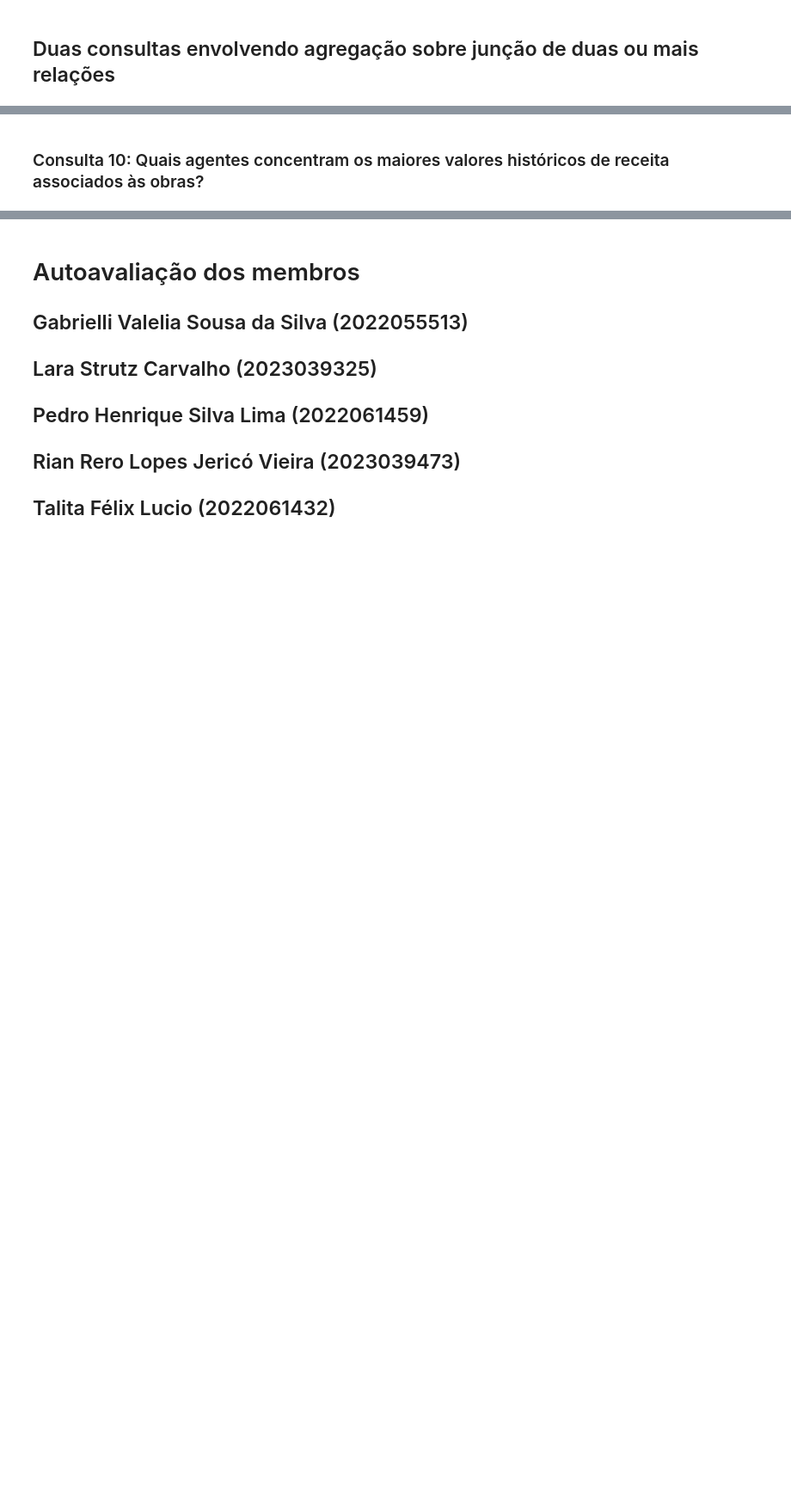
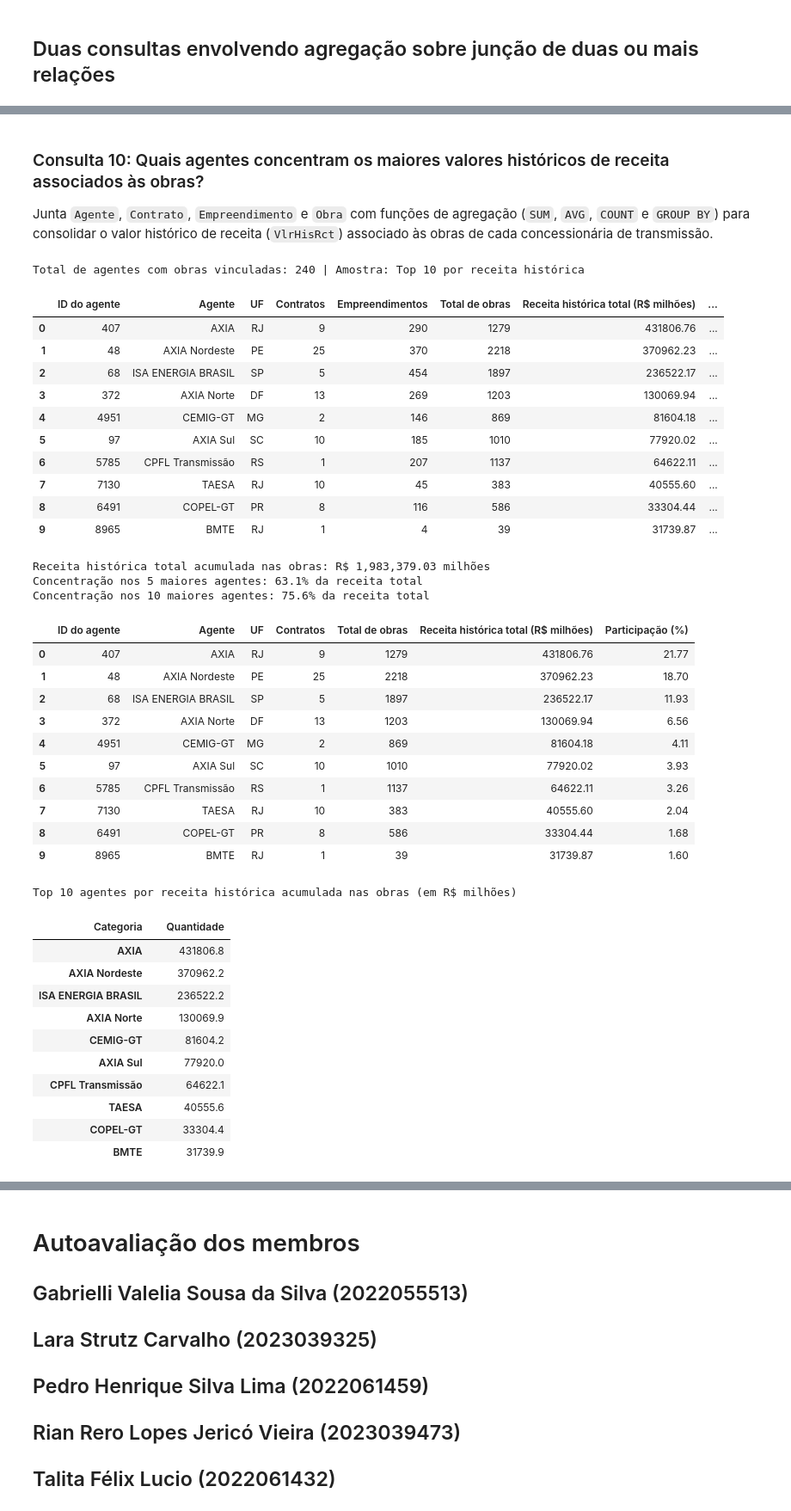
Before and after one commit to gabriellivalelia/TP2_IBD, a Jupyter notebook: tp2.ipynb, the cells around one changed output, grey strips where cells are left out. Shown at 86% size. Saved outputs shown, nothing was run; the diff lists cells and outputs as text; code cells hidden in the pictures; blank space fills up the shorter version.

Commit message:
Consultas 6 - 10

```diff
--- a/tp2.ipynb
+++ b/tp2.ipynb
@@ -1307,2 +1636,82 @@ A unidade contada é o módulo de equipamento. Os totais descrevem a composiçã
 # %% [markdown]
 ### Consulta 10: Quais agentes concentram os maiores valores históricos de receita associados às obras?
+
+Junta `Agente`, `Contrato`, `Empreendimento` e `Obra` com funções de agregação (`SUM`, `AVG`, `COUNT` e `GROUP BY`) para consolidar o valor histórico de receita (`VlrHisRct`) associado às obras de cada concessionária de transmissão.
+# %%
+sql = """
+SELECT a.IdAgente AS "ID do agente",
+       a.DscRazaoSocial AS "Agente",
+       a.SigUF AS "UF",
+       COUNT(DISTINCT c.IdeCcd) AS "Contratos",
+       COUNT(DISTINCT e.IdeEpd) AS "Empreendimentos",
+       COUNT(o.IdeObr) AS "Total de obras",
+       ROUND(SUM(COALESCE(o.VlrHisRct, 0)) / 1e6, 2) AS "Receita histórica total (R$ milhões)",
+       ROUND(AVG(o.VlrHisRct) / 1e6, 2) AS "Receita média por obra (R$ milhões)"
+FROM Agente AS a
+JOIN Contrato AS c ON c.IdAgente = a.IdAgente
+JOIN Empreendimento AS e ON e.IdeCcd = c.IdeCcd
+JOIN Obra AS o ON o.IdeEpd = e.IdeEpd
+GROUP BY a.IdAgente, a.DscRazaoSocial, a.SigUF
+ORDER BY "Receita histórica total (R$ milhões)" DESC, "Total de obras" DESC;
+"""
+resultado_10 = consultar(sql)
+
+print(f"Total de agentes com obras vinculadas: {len(resultado_10)} | Amostra: Top 10 por receita histórica")
+with pd.option_context("display.max_colwidth", None):
+    display(resultado_10.head(10))
+
+# Cálculo de participação percentual sobre a receita total da base
+col_receita = "Receita histórica total (R$ milhões)"
+receita_global = resultado_10[col_receita].sum()
+top10_receita = resultado_10.head(10).copy()
+top10_receita["Participação (%)"] = (100 * top10_receita[col_receita] / receita_global).round(2)
+
+concentracao_top5 = 100 * resultado_10.head(5)[col_receita].sum() / receita_global
+concentracao_top10 = 100 * resultado_10.head(10)[col_receita].sum() / receita_global
+
+print(f"Receita histórica total acumulada nas obras: R$ {receita_global:,.2f} milhões")
+print(f"Concentração nos 5 maiores agentes: {concentracao_top5:.1f}% da receita total")
+print(f"Concentração nos 10 maiores agentes: {concentracao_top10:.1f}% da receita total")
+display(top10_receita[["ID do agente", "Agente", "UF", "Contratos", "Total de obras", col_receita, "Participação (%)"]])
+
+serie_top10 = resultado_10.head(10).set_index("Agente")[col_receita].round(1)
+grafico_barras(serie_top10, "Top 10 agentes por receita histórica acumulada nas obras (em R$ milhões)")
+# %% [output]
+Total de agentes com obras vinculadas: 240 | Amostra: Top 10 por receita histórica
+|  | ID do agente | Agente | UF | Contratos | Empreendimentos | Total de obras | Receita histórica total (R$ milhões) | ... |
+| 0 | 407 | AXIA | RJ | 9 | 290 | 1279 | 431806.76 | ... |
+| 1 | 48 | AXIA Nordeste | PE | 25 | 370 | 2218 | 370962.23 | ... |
+| 2 | 68 | ISA ENERGIA BRASIL | SP | 5 | 454 | 1897 | 236522.17 | ... |
+| 3 | 372 | AXIA Norte | DF | 13 | 269 | 1203 | 130069.94 | ... |
+| 4 | 4951 | CEMIG-GT | MG | 2 | 146 | 869 | 81604.18 | ... |
+| 5 | 97 | AXIA Sul | SC | 10 | 185 | 1010 | 77920.02 | ... |
+| 6 | 5785 | CPFL Transmissão | RS | 1 | 207 | 1137 | 64622.11 | ... |
+| 7 | 7130 | TAESA | RJ | 10 | 45 | 383 | 40555.60 | ... |
+| 8 | 6491 | COPEL-GT | PR | 8 | 116 | 586 | 33304.44 | ... |
+| 9 | 8965 | BMTE | RJ | 1 | 4 | 39 | 31739.87 | ... |
+Receita histórica total acumulada nas obras: R$ 1,983,379.03 milhões
+Concentração nos 5 maiores agentes: 63.1% da receita total
+Concentração nos 10 maiores agentes: 75.6% da receita total
+|  | ID do agente | Agente | UF | Contratos | Total de obras | Receita histórica total (R$ milhões) | Participação (%) |
+| 0 | 407 | AXIA | RJ | 9 | 1279 | 431806.76 | 21.77 |
+| 1 | 48 | AXIA Nordeste | PE | 25 | 2218 | 370962.23 | 18.70 |
+| 2 | 68 | ISA ENERGIA BRASIL | SP | 5 | 1897 | 236522.17 | 11.93 |
+| 3 | 372 | AXIA Norte | DF | 13 | 1203 | 130069.94 | 6.56 |
+| 4 | 4951 | CEMIG-GT | MG | 2 | 869 | 81604.18 | 4.11 |
+| 5 | 97 | AXIA Sul | SC | 10 | 1010 | 77920.02 | 3.93 |
+| 6 | 5785 | CPFL Transmissão | RS | 1 | 1137 | 64622.11 | 3.26 |
+| 7 | 7130 | TAESA | RJ | 10 | 383 | 40555.60 | 2.04 |
+| 8 | 6491 | COPEL-GT | PR | 8 | 586 | 33304.44 | 1.68 |
+| 9 | 8965 | BMTE | RJ | 1 | 39 | 31739.87 | 1.60 |
+Top 10 agentes por receita histórica acumulada nas obras (em R$ milhões)
+| Categoria |  | Quantidade |
+| AXIA |  | 431806.8 |
+| AXIA Nordeste |  | 370962.2 |
+| ISA ENERGIA BRASIL |  | 236522.2 |
+| AXIA Norte |  | 130069.9 |
+| CEMIG-GT |  | 81604.2 |
+| AXIA Sul |  | 77920.0 |
+| CPFL Transmissão |  | 64622.1 |
+| TAESA |  | 40555.6 |
+| COPEL-GT |  | 33304.4 |
+| BMTE |  | 31739.9 |
```
Also changed, not shown: parts of 20 cells of this notebook.
